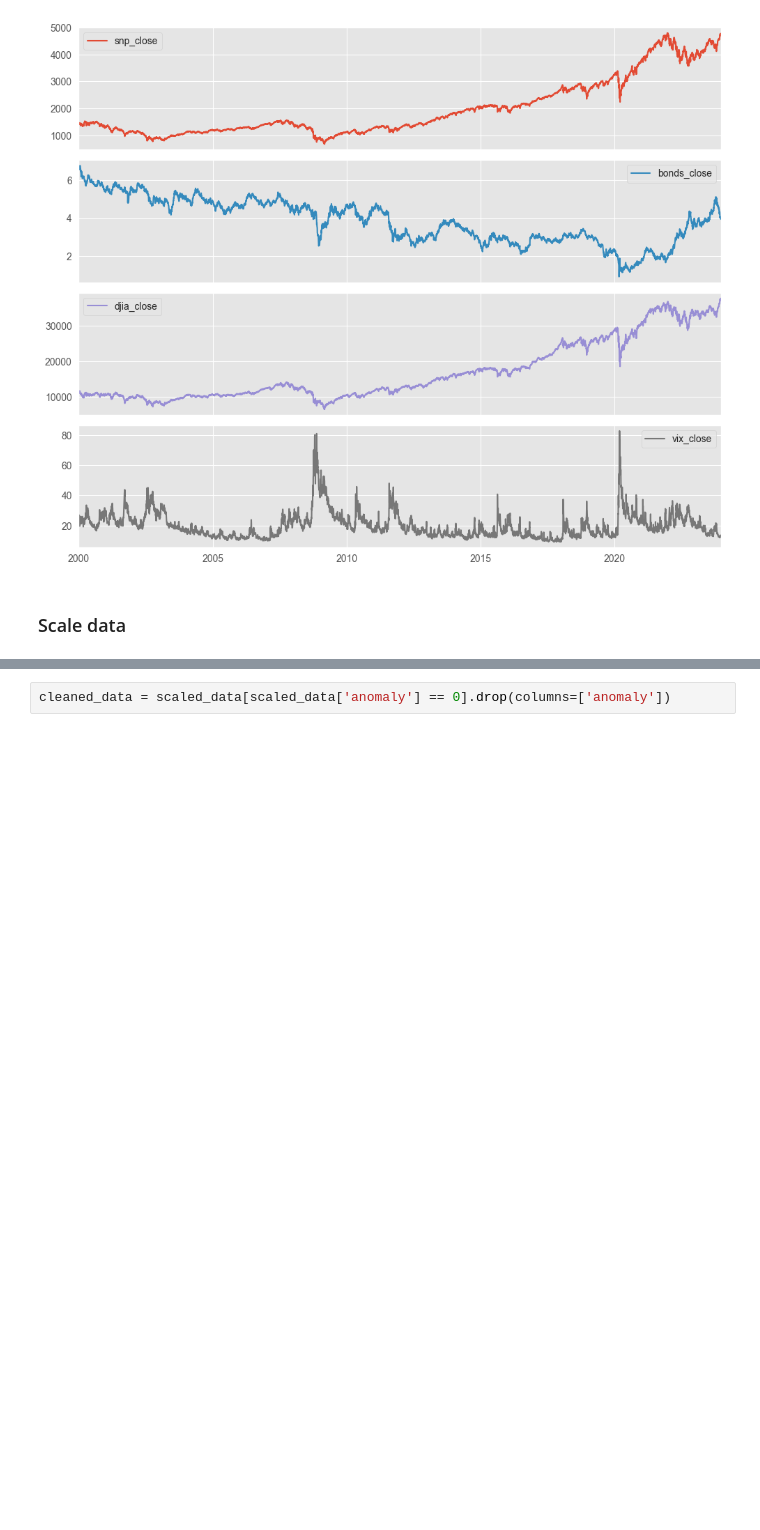
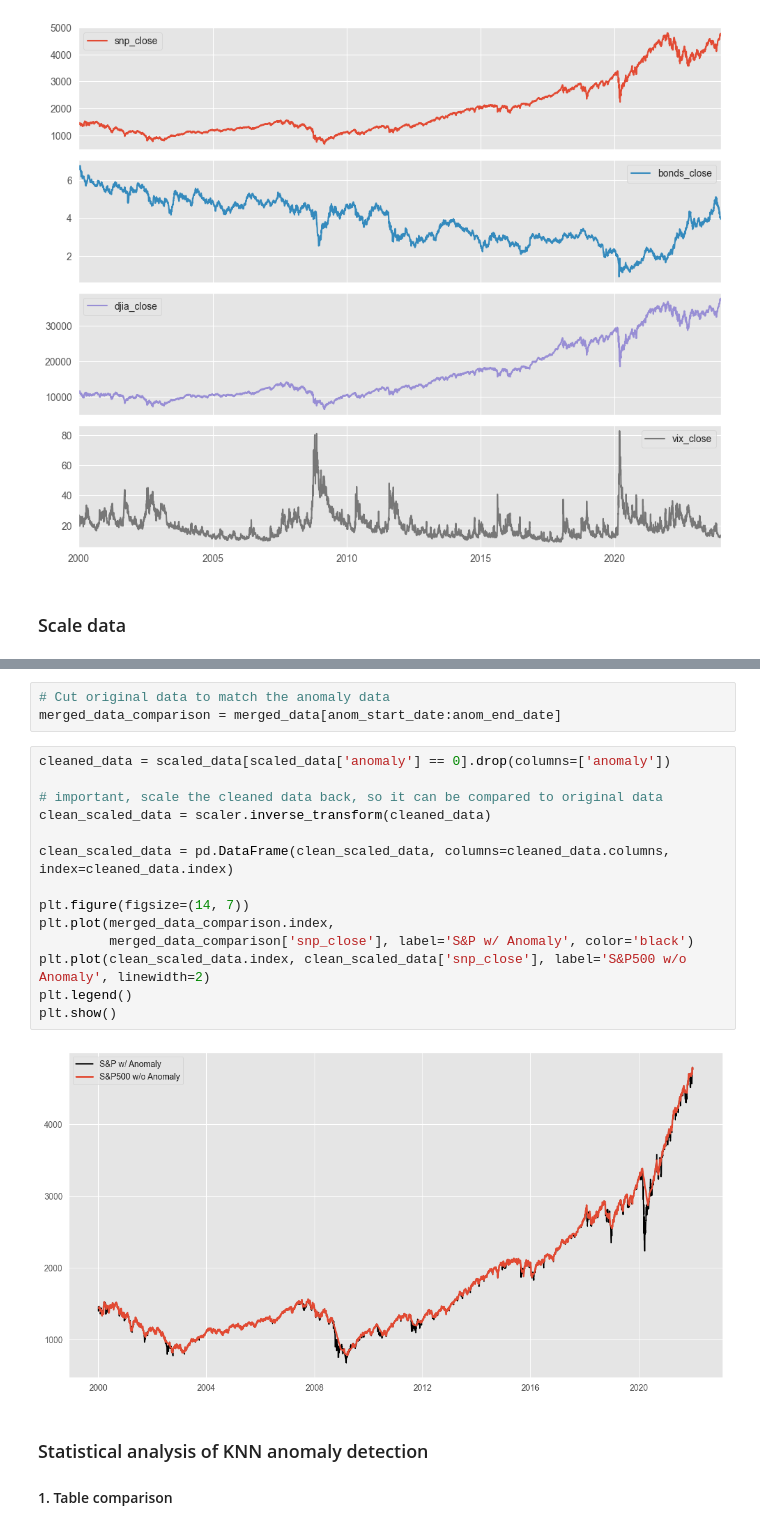
Before and after one commit to eddienubes/datascience-for-ek, a Jupyter notebook: project2/analysis.ipynb, the cells around one changed output, grey strips where cells are left out. Saved outputs shown, nothing was run; the diff lists cells and outputs as text; blank space fills up the shorter version.

Commit message:
feat(project2): basic analysis

```diff
--- a/project2/analysis.ipynb
+++ b/project2/analysis.ipynb
@@ -93,2 +97,22 @@ plt.show()
+# %%
+# Cut original data to match the anomaly data
+merged_data_comparison = merged_data[anom_start_date:anom_end_date]
 # %%
 cleaned_data = scaled_data[scaled_data['anomaly'] == 0].drop(columns=['anomaly'])
+
+# important, scale the cleaned data back, so it can be compared to original data
+clean_scaled_data = scaler.inverse_transform(cleaned_data)
+
+clean_scaled_data = pd.DataFrame(clean_scaled_data, columns=cleaned_data.columns, index=cleaned_data.index)
+
+plt.figure(figsize=(14, 7))
+plt.plot(merged_data_comparison.index,
+         merged_data_comparison['snp_close'], label='S&P w/ Anomaly', color='black')
+plt.plot(clean_scaled_data.index, clean_scaled_data['snp_close'], label='S&P500 w/o Anomaly', linewidth=2)
+plt.legend()
+plt.show()
+# %% [output]
+[figure, added]
+# %% [markdown]
+### Statistical analysis of KNN anomaly detection
+#### 1. Table comparison
```
Also changed, not shown: parts of 16 cells of this notebook, 1 other file.
